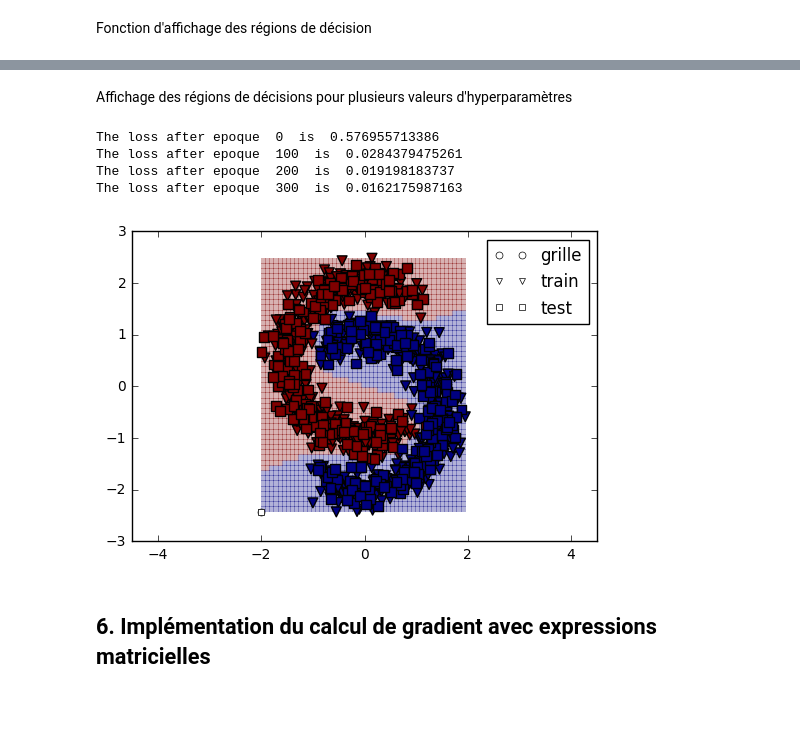
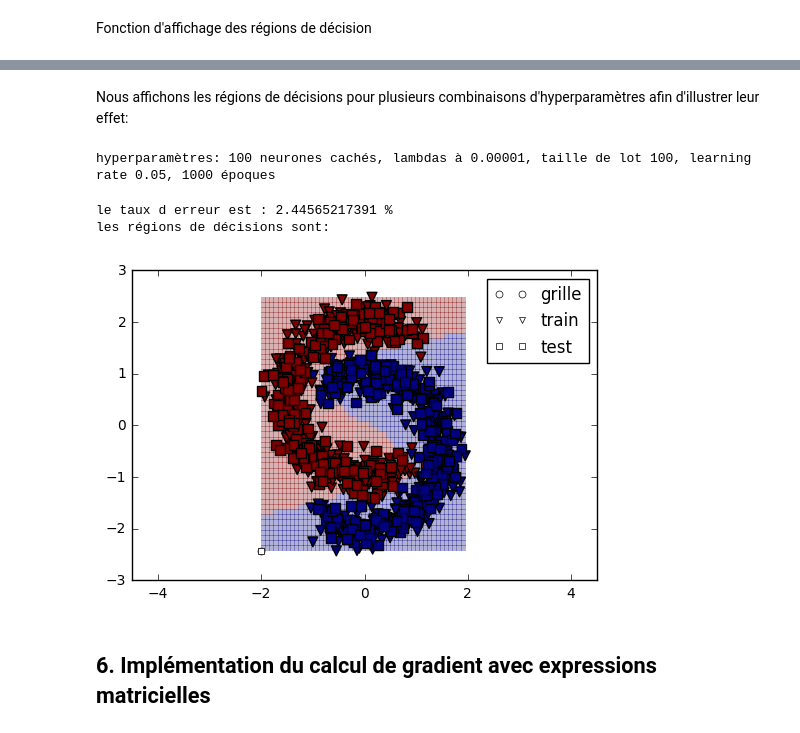
Before and after one commit to zacksoliman/simple-neural-net, a Jupyter notebook: Hwk2.ipynb, the cells around one changed output, grey strips where cells are left out. Drawn from its saved outputs; the diff is of its cells as text; code cells hidden in the pictures; blank space fills up the shorter version.

```diff
--- a/Hwk2.ipynb
+++ b/Hwk2.ipynb
@@ -281,8 +281,8 @@ class NeuralNet_loop:
                 self.b1 = self.b1 - eta * grad_b1_mean
                 self.b2 = self.b2 - eta * grad_b2_mean
 
-            if i%100 == 0:
-                print('The loss after epoque ', i, ' is ', loss / train_data.shape[0])
+            #if i%100 == 0:
+                #print('The loss after epoque ', i, ' is ', loss / train_data.shape[0])
 
     def compute_predictions(self, test_data):
 
@@ -480,22 +501,46 @@ The loss after epoque  0  is  0.612300734628
 # %% [markdown]
-Affichage des régions de décisions pour plusieurs valeurs d'hyperparamètres
+Nous affichons les régions de décisions pour plusieurs combinaisons d'hyperparamètres afin d'illustrer leur effet:
-# %%
-lambdas = np.array([[0., 0.],
-       [0., 0.]])
-nn = NeuralNet_loop(2,20,2,lambdas, 20)
-nn.train(train_data,400,0.1)
-gridplot(nn, train_data, validation_data, 50)
-#print(nn.W1)
-#print(nn.W2)
-#print(nn.b1)
-#print(nn.b2)
-print(taux_erreurs(nn, validation_data))
-# %% [output]
-The loss after epoque  0  is  0.576955713386
-The loss after epoque  100  is  0.0284379475261
-The loss after epoque  200  is  0.019198183737
-The loss after epoque  300  is  0.0162175987163
-[figure, removed]
+# %%
+'''print('hyperparamètres: 20 neurones cachés, lambdas à 0.00001, taille de lot 100, learning rate 0.05, 1000 époques')
+lambdas = np.array([[0.0001, 0.0001],
+       [0.0001, 0.0001]])
+nn = NeuralNet_loop(2,20,2,lambdas, 100)
+nn.train(train_data,1000,0.05)
+print('le taux d erreur est :', taux_erreur(nn, validation_data),'%')
+print('les régions de décisions sont:')
+gridplot(nn, train_data, validation_data, 50)
+
+print('hyperparamètres: 20 neurones cachés, lambdas à 0.1, taille de lot 100, learning rate 0.05, 1000 époques')
+lambdas = np.array([[0.1, 0.1],
+       [0.1, 0.1]])
+nn = NeuralNet_loop(2,20,2,lambdas, 100)
+nn.train(train_data,1000,0.05)
+print('le taux d erreur est :', taux_erreur(nn, validation_data),'%')
+print('les régions de décisions sont:')
+gridplot(nn, train_data, validation_data, 50)
+
+print('hyperparamètres: 20 neurones cachés, lambdas à 0.00001, taille de lot 200, learning rate 0.01, 1000 époques')
+lambdas = np.array([[0.0001, 0.0001],
+       [0.0001, 0.0001]])
+nn = NeuralNet_loop(2,20,2,lambdas, 100)
+nn.train(train_data,1000,0.01)
+print('le taux d erreur est :', taux_erreur(nn, validation_data),'%')
+print('les régions de décisions sont:')
+gridplot(nn, train_data, validation_data, 50)'''
+
+print('hyperparamètres: 100 neurones cachés, lambdas à 0.00001, taille de lot 100, learning rate 0.05, 1000 époques')
+lambdas = np.array([[0.0001, 0.0001],
+       [0.0001, 0.0001]])
+nn = NeuralNet_loop(2,100,2,lambdas, 100)
+nn.train(train_data,1000,0.01)
+print('le taux d erreur est :', taux_erreur(nn, validation_data),'%')
+print('les régions de décisions sont:')
+gridplot(nn, train_data, validation_data, 50)
+# %% [output]
+hyperparamètres: 100 neurones cachés, lambdas à 0.00001, taille de lot 100, learning rate 0.05, 1000 époques
+le taux d erreur est : 2.44565217391 %
+les régions de décisions sont:
+[figure, added]
 # %% [markdown]
 ## 6. Implémentation du calcul de gradient avec expressions matricielles
 # %% [markdown]
```
Also changed, not shown: parts of 7 cells of this notebook.
